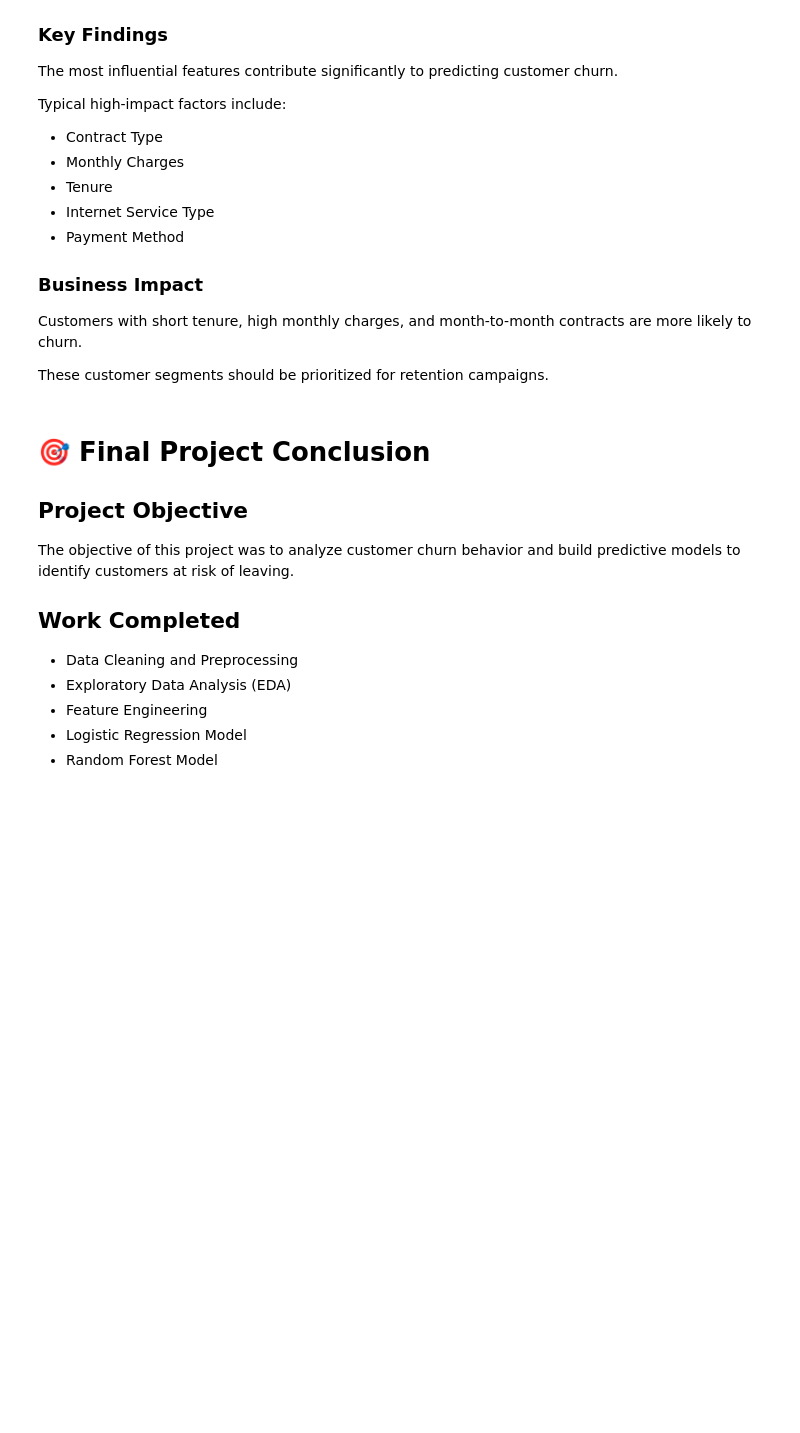
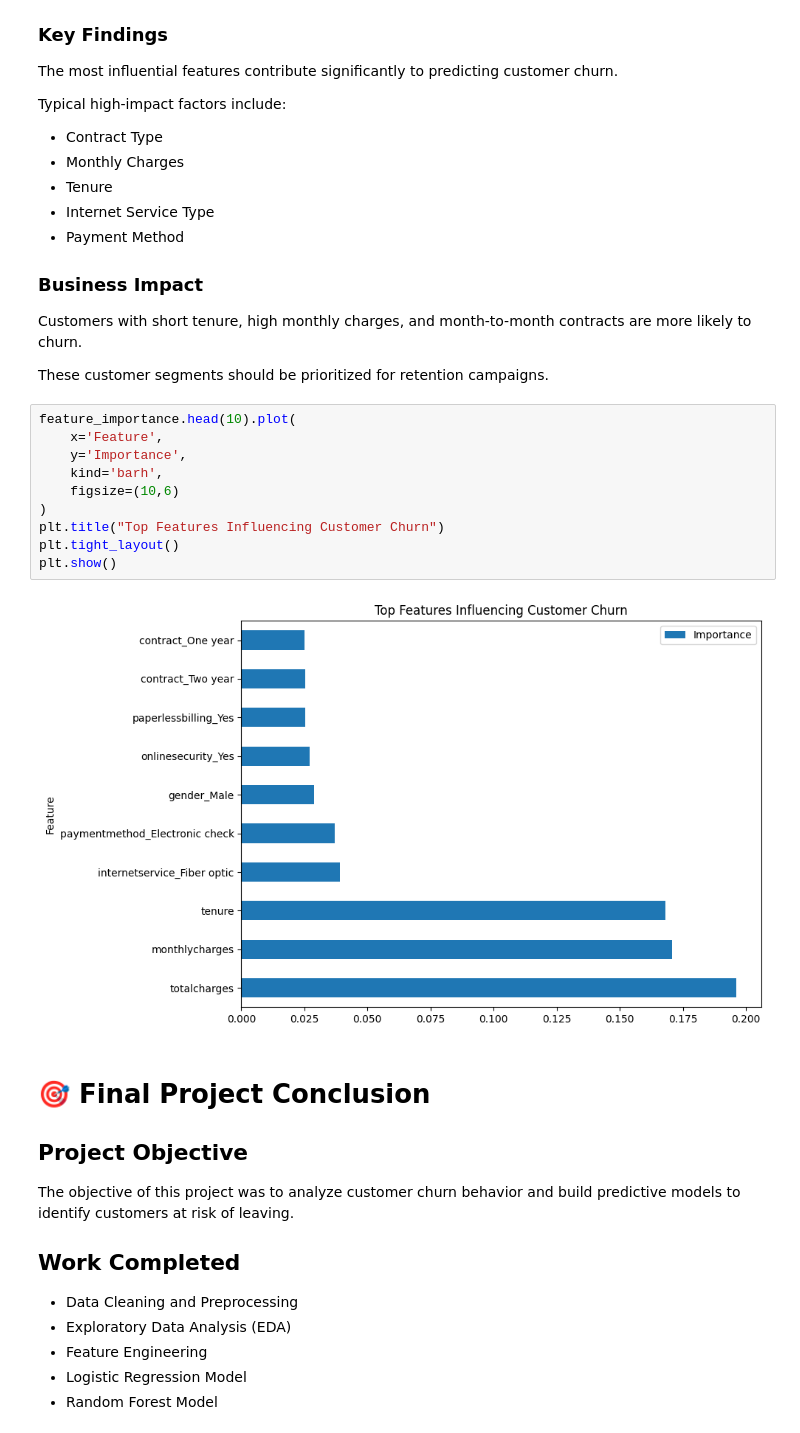
Before and after one commit to Sujitha-Anbazhagan/Data_Analytics_Internship, a Jupyter notebook: notebooks/02_model_building.ipynb, the cells around one changed output. Cells and saved outputs as stored; diff of their text form; blank space fills up the shorter version.

Commit message:
Added feature importance visualization for churn model

```diff
--- a/notebooks/02_model_building.ipynb
+++ b/notebooks/02_model_building.ipynb
@@ -470,6 +468,18 @@ Typical high-impact factors include:
 Customers with short tenure, high monthly charges, and month-to-month contracts are more likely to churn.
 
 These customer segments should be prioritized for retention campaigns.
+# %%
+feature_importance.head(10).plot(
+    x='Feature',
+    y='Importance',
+    kind='barh',
+    figsize=(10,6)
+)
+plt.title("Top Features Influencing Customer Churn")
+plt.tight_layout()
+plt.show()
+# %% [output]
+[figure, added]
 # %% [markdown]
 # 🎯 Final Project Conclusion
 
```
Also changed, not shown: parts of 3 cells of this notebook.
